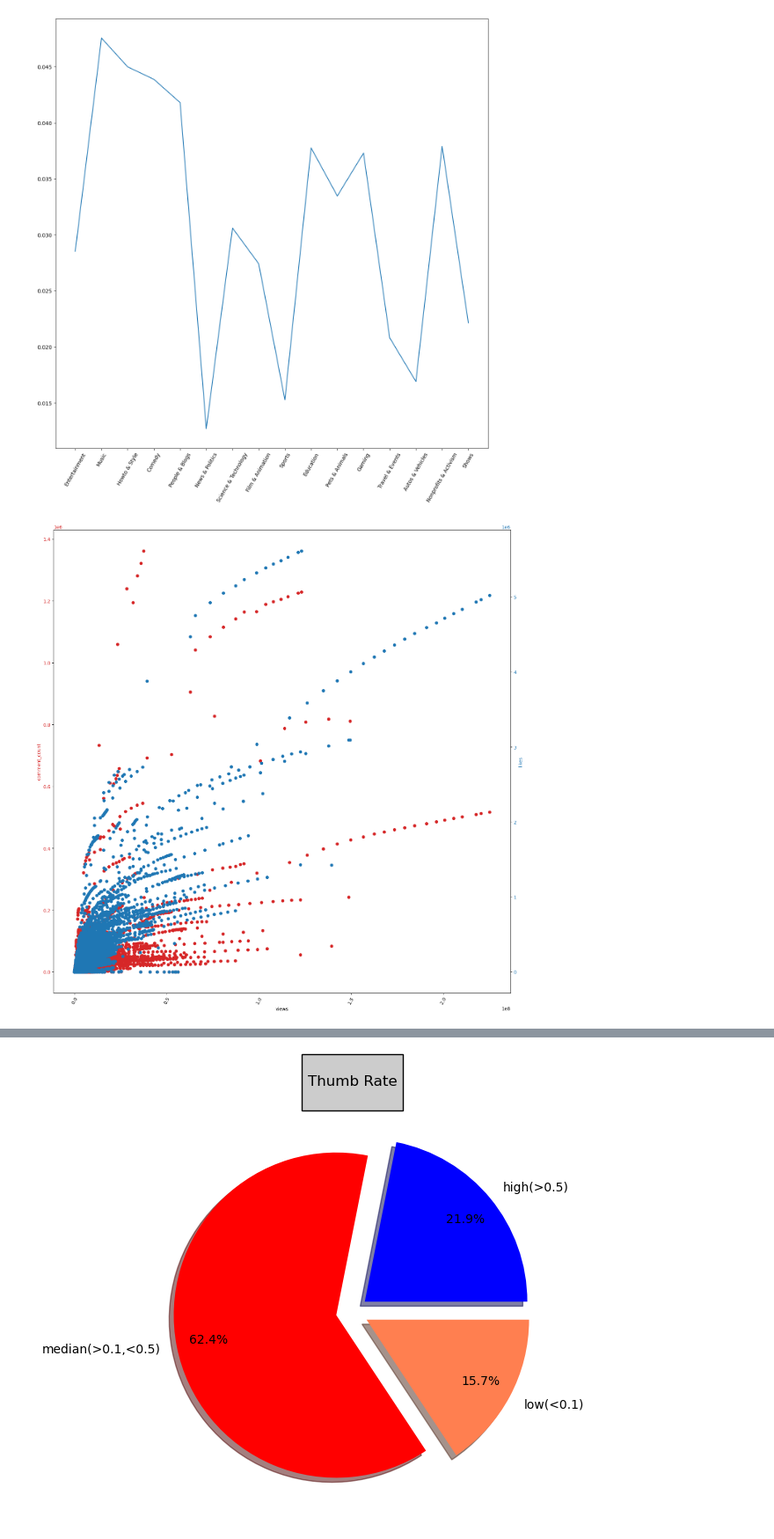
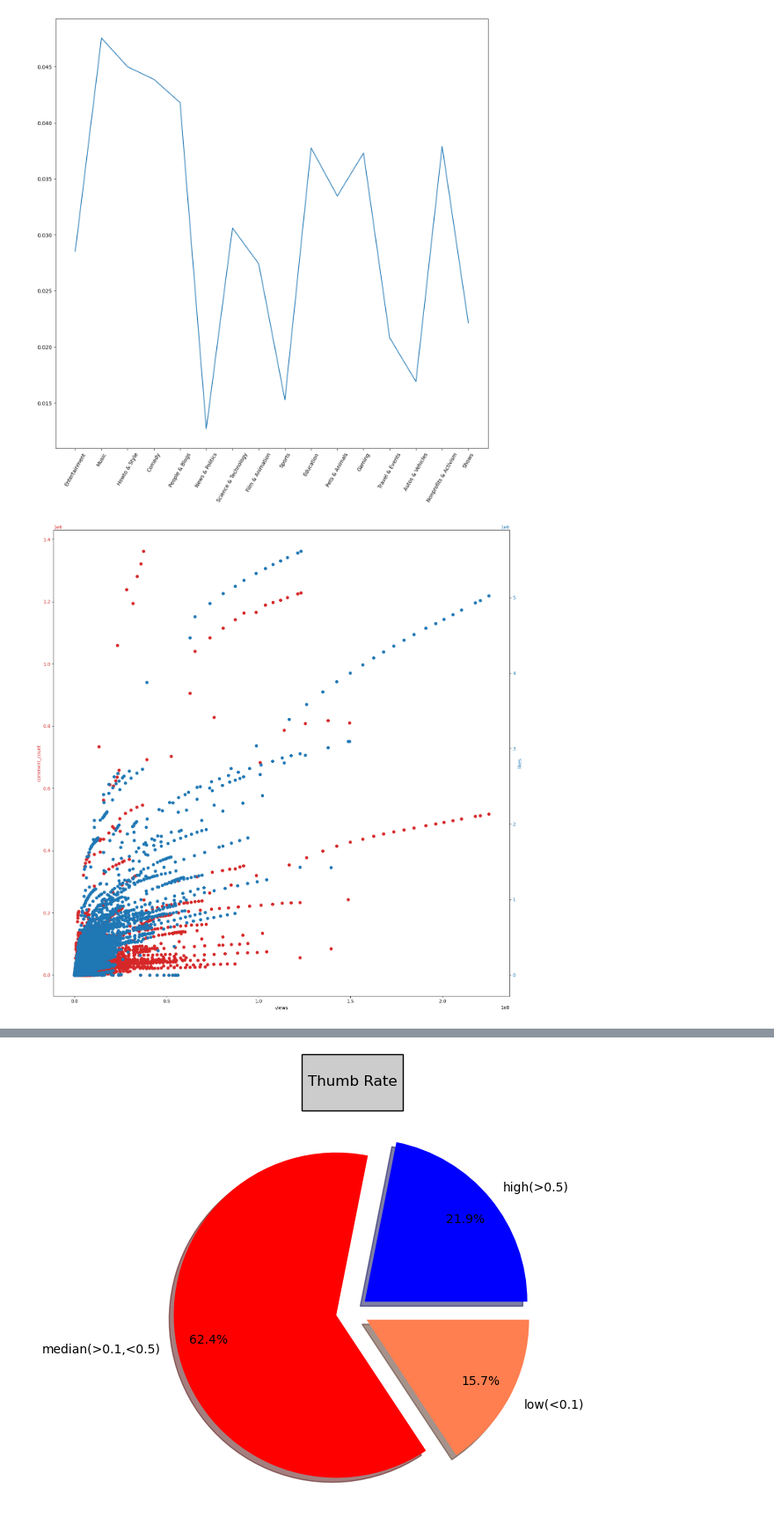
Before and after one commit to RongrongChen1/Final-Project, a Jupyter notebook: Final_Project.ipynb, the cells around one changed output, grey strips where cells are left out. Shown at 88% size. Drawn from its saved outputs; the diff is of its cells as text; code cells hidden in the pictures.

```diff
--- a/Final_Project.ipynb
+++ b/Final_Project.ipynb
@@ -116,23 +131,22 @@ plt.xticks(rotation=60);
 # %%
 # 散点图 -- 先讲明likes 和 comment 在views情况下表示内容相联系
 data1 = df_uv.comment_count
 data2 = df_uv.likes
 
 fig, ax1 = plt.subplots(figsize = (15, 15))
 
 color = 'tab:red'
 ax1.set_xlabel('views')
 ax1.set_ylabel('comment_count', color=color)
 ax1.scatter(df_uv.views, data1, color=color)
 ax1.tick_params(axis='y', labelcolor=color)
-plt.xticks(rotation = 60)
 ax2 = ax1.twinx()  # 创建共用x轴的第二个y轴
 
 color = 'tab:blue'
 ax2.set_ylabel('likes', color=color)
 ax2.scatter(df_uv.views, data2, color=color)
 ax2.tick_params(axis='y', labelcolor=color)
 
 fig.tight_layout();
 # %% [output]
-[figure, old version]
+[figure, new version]
```
Also changed, not shown: parts of 3 cells of this notebook, 3 other files.
